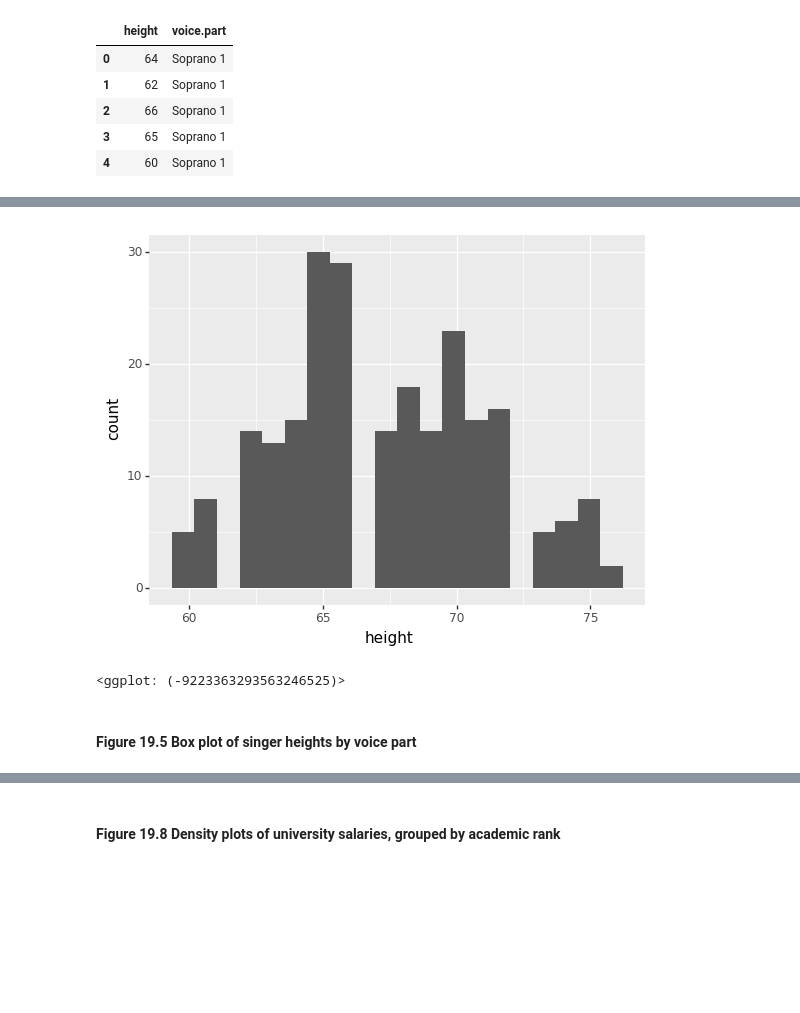
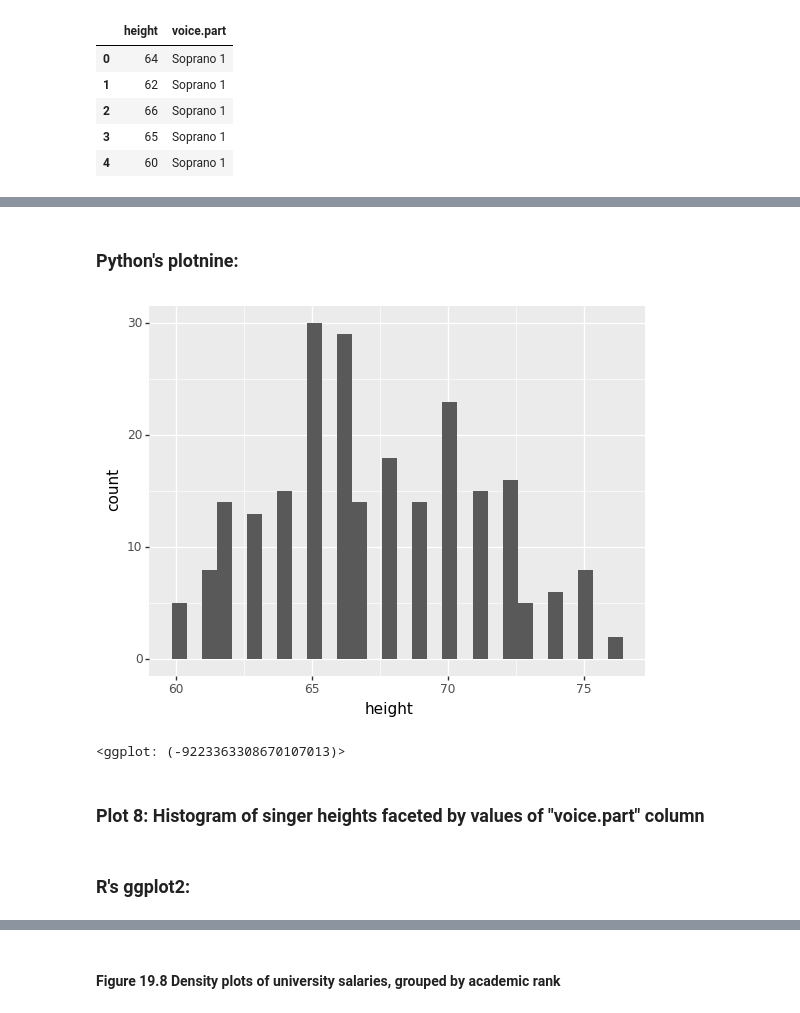
Before and after one commit to kshehzad221/plotnine-vs-ggplot2, a Jupyter notebook: Python plotnine vs R ggplot2.ipynb, the cells around one changed output, grey strips where cells are left out. Saved outputs shown, nothing was run; the diff lists cells and outputs as text; code cells hidden in the pictures; blank space fills up the shorter version.

```diff
--- a/plotnine (R ggplot for Python).ipynb
+++ b/Python plotnine vs R ggplot2.ipynb
@@ -171,7 +253,11 @@ singer.head()
+# %% [markdown]
+### Python's plotnine:
 # %%
-ggplot(singer, aes(x="height")) + geom_histogram(bins=20)
+ggplot(singer, aes(x="height")) + geom_histogram(bins=30)
 # %% [output]
-[figure, old version]
+[figure, new version]
-<ggplot: (-9223363293563246525)>
+<ggplot: (-9223363308670107013)>
 # %% [markdown]
-#### Figure 19.5 Box plot of singer heights by voice part
+### Plot 8: Histogram of singer heights faceted by values of "voice.part" column
+# %% [markdown]
+### R's ggplot2:
```
Also changed, not shown: parts of 96 cells of this notebook, 1 other file.
